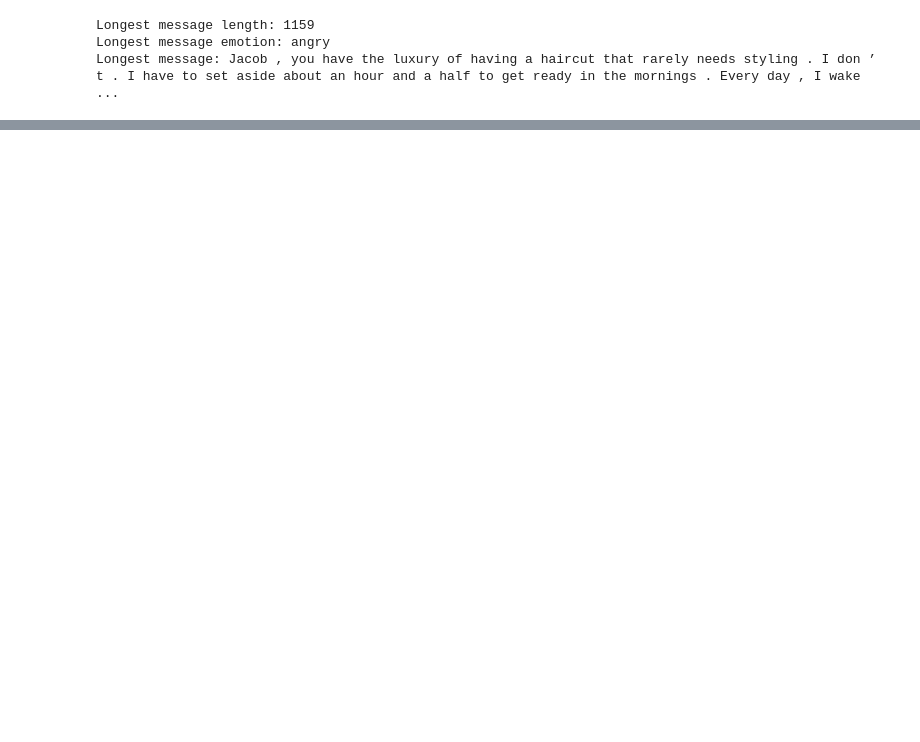
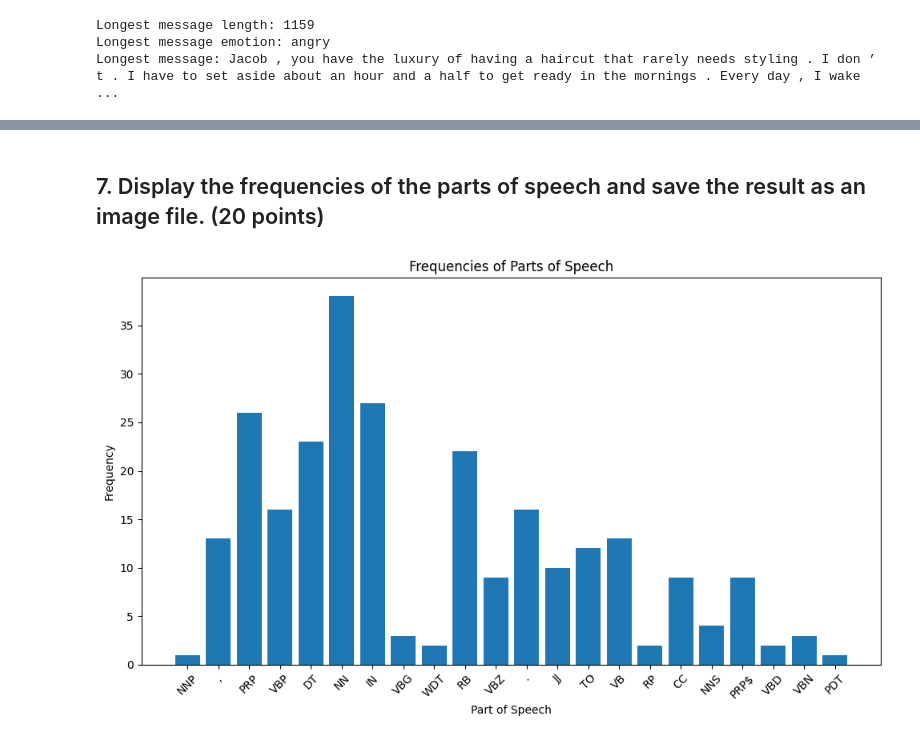
Before and after one commit to Dayfob/EmotionSensitiveVoiceAssistant, a Jupyter notebook: classification/text/assignments/assignment_1.ipynb, the cells around one changed output, grey strips where cells are left out. Saved outputs shown, nothing was run; the diff lists cells and outputs as text; code cells hidden in the pictures; blank space fills up the shorter version.

```diff
--- a/classification/text/assignments/assignment_1.ipynb
+++ b/classification/text/assignments/assignment_1.ipynb
@@ -49,0 +71,11 @@ with open('tokens.txt', 'w') as file:
+# %%
+nltk.download('averaged_perceptron_tagger')
+nltk.download('averaged_perceptron_tagger_eng')
+
+# Perform POS tagging
+pos_tags = nltk.pos_tag(tokens)
+
+# Save POS tags to a file
+with open('pos_tags.txt', 'w') as file:
+    for word, tag in pos_tags:
+        file.write(f'{word}: {tag}\n')
@@ -49,0 +156,22 @@ with open('tokens.txt', 'w') as file:
+# %% [markdown]
+## 7. Display the frequencies of the parts of speech and save the result as an image file.  (20 points)
+# %%
+from collections import Counter
+
+# Count POS frequencies
+pos_freq = Counter(tag for word, tag in pos_tags)
+
+# Plot
+plt.figure(figsize=(10, 6))
+plt.bar(pos_freq.keys(), pos_freq.values())
+plt.xlabel('Part of Speech')
+plt.ylabel('Frequency')
+plt.title('Frequencies of Parts of Speech')
+plt.xticks(rotation=45)
+plt.tight_layout()
+
+# Save the plot as an image file
+plt.savefig('pos_frequencies.png')
+plt.show()
+# %% [output]
+[figure, added]
```
Also changed, not shown: parts of 14 cells of this notebook, 6 other files.
